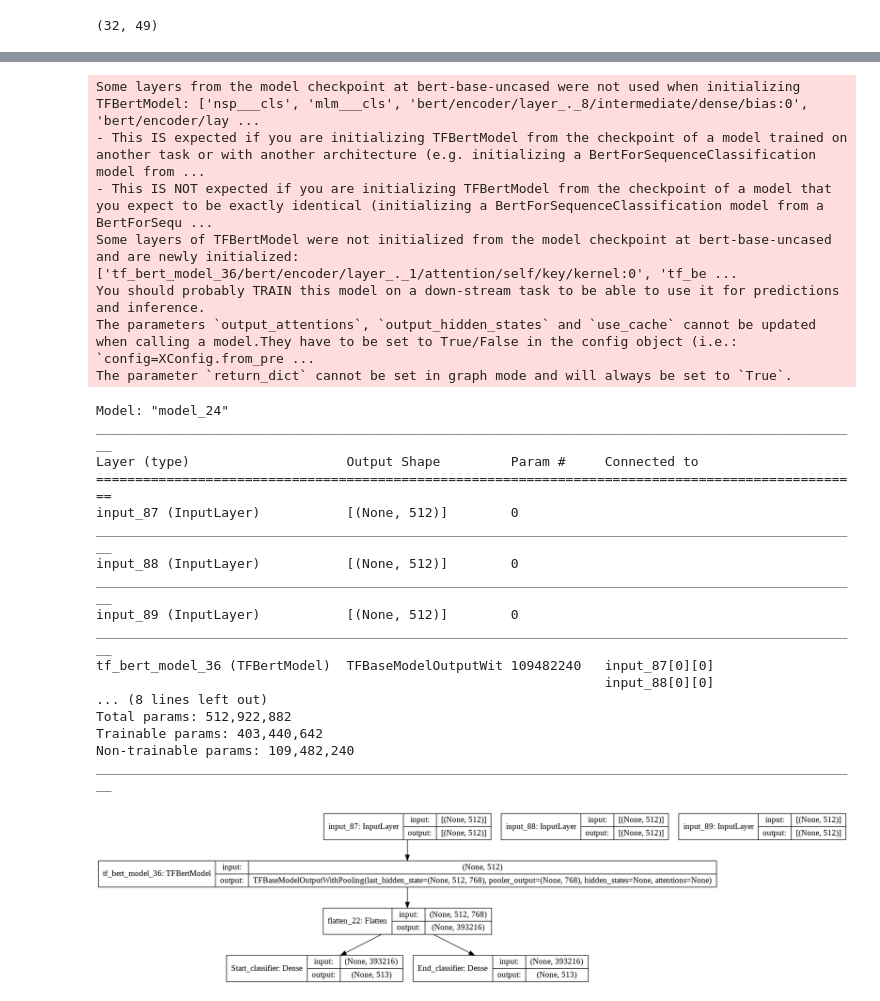
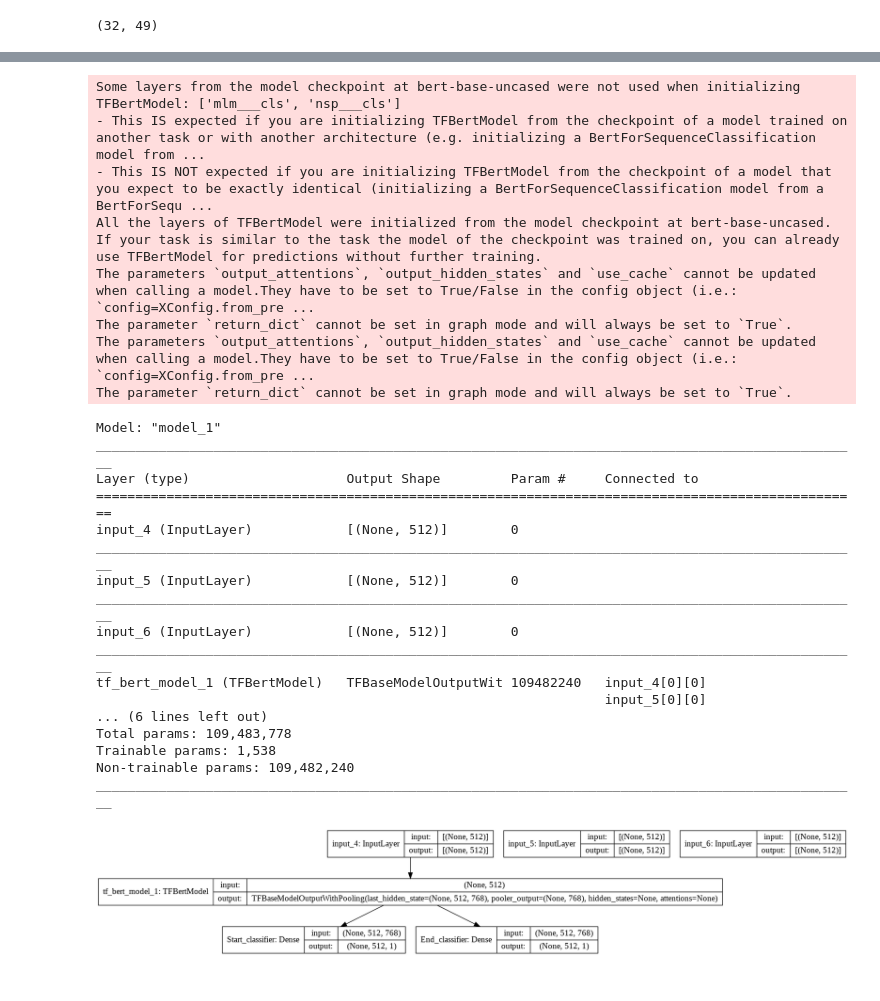
Before and after one commit to giuliofortini/NLP_SQuAD_Project, a Jupyter notebook: SQuAD_project.ipynb, the cells around one changed output, grey strips where cells are left out. Saved outputs shown, nothing was run; the diff lists cells and outputs as text; code cells hidden in the pictures.

Commit message:
first training (failed <3 )

```diff
--- a/SQuAD_project.ipynb
+++ b/SQuAD_project.ipynb
@@ -391,54 +414,65 @@ for col in ["question_text", "answer_text"]:
 # %%
-from keras import Model
-from keras.utils import plot_model
-from keras.layers import Input, Dense, Flatten, Concatenate
-from transformers import TFBertModel
+@tf.autograph.experimental.do_not_convert
+def build_model():
+  output_dim = SEQUENCE_LIMIT # add one class for non-found answers
+
+  input_ids_layer = Input(shape = (512,), dtype='int64')
+  attention_mask_layer = Input(shape = (512,), dtype='int64')
+  token_ids_layer = Input(shape = (512,), dtype='int64')
+
+  bert_model = TFBertModel.from_pretrained('bert-base-uncased')
+
+  for layer in bert_model.layers:
+    layer.trainable = False
+
+  bert = bert_model(input_ids = input_ids_layer,
+                    attention_mask = attention_mask_layer,
+                    token_type_ids = token_ids_layer,
+                    return_dict = False,
+                    output_attentions = False,
+                    output_hidden_states = False
+                    ).last_hidden_state
+
+  flat = Flatten()(bert)
+  start_classifier = Dense(units=1, activation="softmax", name="Start_classifier")(bert)
+  end_classifier = Dense(units=1, activation="softmax", name="End_classifier")(bert)
+
+  model = Model(inputs=[input_ids_layer, attention_mask_layer, token_ids_layer],
+                outputs=[start_classifier, end_classifier])
+  model.summary()
+  return model
 
 
-output_dim = SEQUENCE_LIMIT + 1 # add one class for non-found answers
-
-input_ids_layer = Input(shape = (512,), dtype='int64')
-attention_mask_layer = Input(shape = (512,), dtype='int64')
-token_ids_layer = Input(shape = (512,), dtype='int64')
-
-bert_model = TFBertModel.from_pretrained('bert-base-uncased')
-bert_model.trainable = False
-bert = bert_model(input_ids=input_ids_layer, attention_mask = attention_mask_layer, token_type_ids=token_ids_layer).last_hidden_state
-
-flat = Flatten()(bert)
-start_classifier = Dense(units=output_dim, activation="softmax", name="Start_classifier")(flat)
-end_classifier = Dense(units=output_dim, activation="softmax", name="End_classifier")(flat)
-
-model = Model(inputs=[input_ids_layer, attention_mask_layer, token_ids_layer],
-              outputs=[start_classifier, end_classifier])
-model.summary()
+model = build_model()
 plot_model(model, show_shapes=True)
 # %% [output]
-Some layers from the model checkpoint at bert-base-uncased were not used when initializing TFBertModel: ['nsp___cls', 'mlm___cls', 'bert/encoder/layer_._8/intermediate/dense/bias:0', 'bert/encoder/lay ...
+Some layers from the model checkpoint at bert-base-uncased were not used when initializing TFBertModel: ['mlm___cls', 'nsp___cls']
 - This IS expected if you are initializing TFBertModel from the checkpoint of a model trained on another task or with another architecture (e.g. initializing a BertForSequenceClassification model from ...
 - This IS NOT expected if you are initializing TFBertModel from the checkpoint of a model that you expect to be exactly identical (initializing a BertForSequenceClassification model from a BertForSequ ...
-Some layers of TFBertModel were not initialized from the model checkpoint at bert-base-uncased and are newly initialized: ['tf_bert_model_36/bert/encoder/layer_._1/attention/self/key/kernel:0', 'tf_be ...
-You should probably TRAIN this model on a down-stream task to be able to use it for predictions and inference.
+All the layers of TFBertModel were initialized from the model checkpoint at bert-base-uncased.
+If your task is similar to the task the model of the checkpoint was trained on, you can already use TFBertModel for predictions without further training.
 The parameters `output_attentions`, `output_hidden_states` and `use_cache` cannot be updated when calling a model.They have to be set to True/False in the config object (i.e.: `config=XConfig.from_pre ...
 The parameter `return_dict` cannot be set in graph mode and will always be set to `True`.
+The parameters `output_attentions`, `output_hidden_states` and `use_cache` cannot be updated when calling a model.They have to be set to True/False in the config object (i.e.: `config=XConfig.from_pre ...
+The parameter `return_dict` cannot be set in graph mode and will always be set to `True`.
-Model: "model_24"
+Model: "model_1"
 __________________________________________________________________________________________________
 Layer (type)                    Output Shape         Param #     Connected to
 ==================================================================================================
-input_87 (InputLayer)           [(None, 512)]        0
+input_4 (InputLayer)            [(None, 512)]        0
 __________________________________________________________________________________________________
-input_88 (InputLayer)           [(None, 512)]        0
+input_5 (InputLayer)            [(None, 512)]        0
 __________________________________________________________________________________________________
-input_89 (InputLayer)           [(None, 512)]        0
+input_6 (InputLayer)            [(None, 512)]        0
 __________________________________________________________________________________________________
-tf_bert_model_36 (TFBertModel)  TFBaseModelOutputWit 109482240   input_87[0][0]
-                                                                 input_88[0][0]
-... (8 lines left out)
-Total params: 512,922,882
-Trainable params: 403,440,642
+tf_bert_model_1 (TFBertModel)   TFBaseModelOutputWit 109482240   input_4[0][0]
+                                                                 input_5[0][0]
+... (6 lines left out)
+Total params: 109,483,778
+Trainable params: 1,538
 Non-trainable params: 109,482,240
 __________________________________________________________________________________________________
-[figure, old version]
+[figure, new version]
 # %%
 optimizer = tf.keras.optimizers.Adam(learning_rate=3e-5, epsilon=1e-08, clipnorm=1.0)
 loss = tf.keras.losses.CategoricalCrossentropy(from_logits=True)
```
Also changed, not shown: parts of 39 cells of this notebook.
